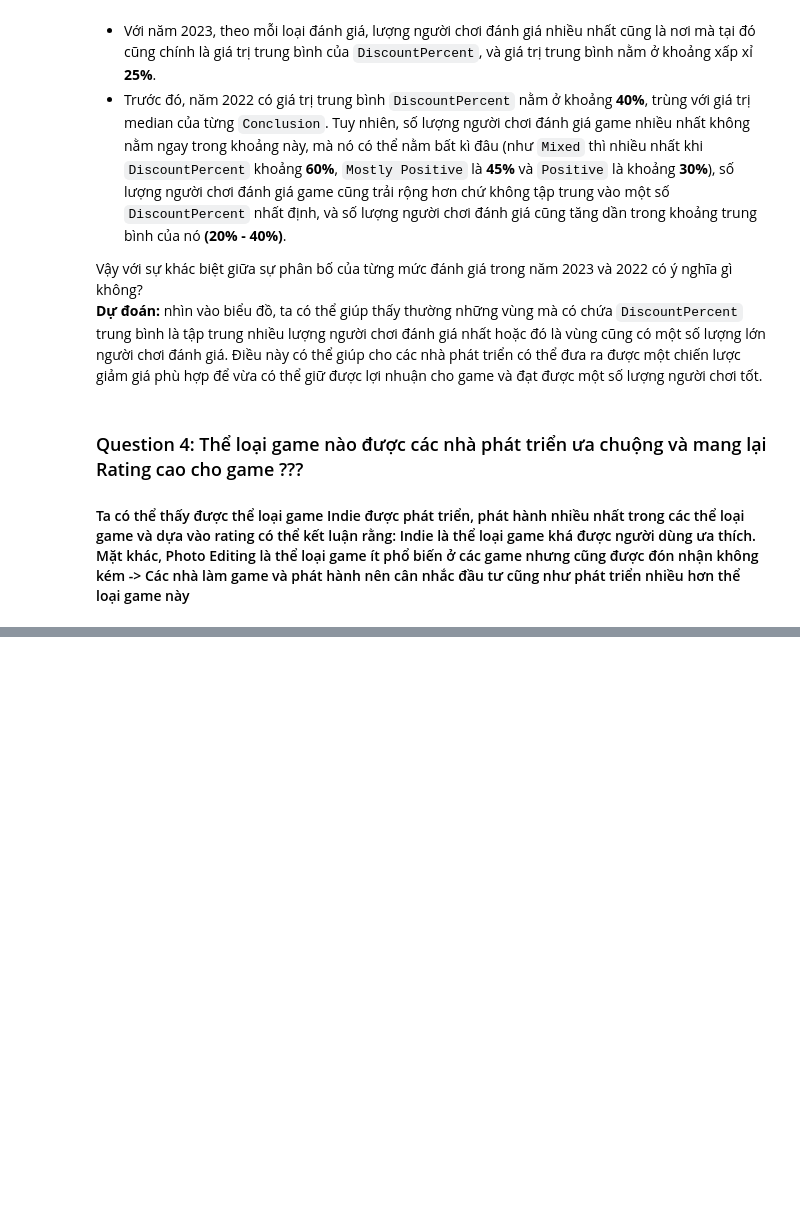
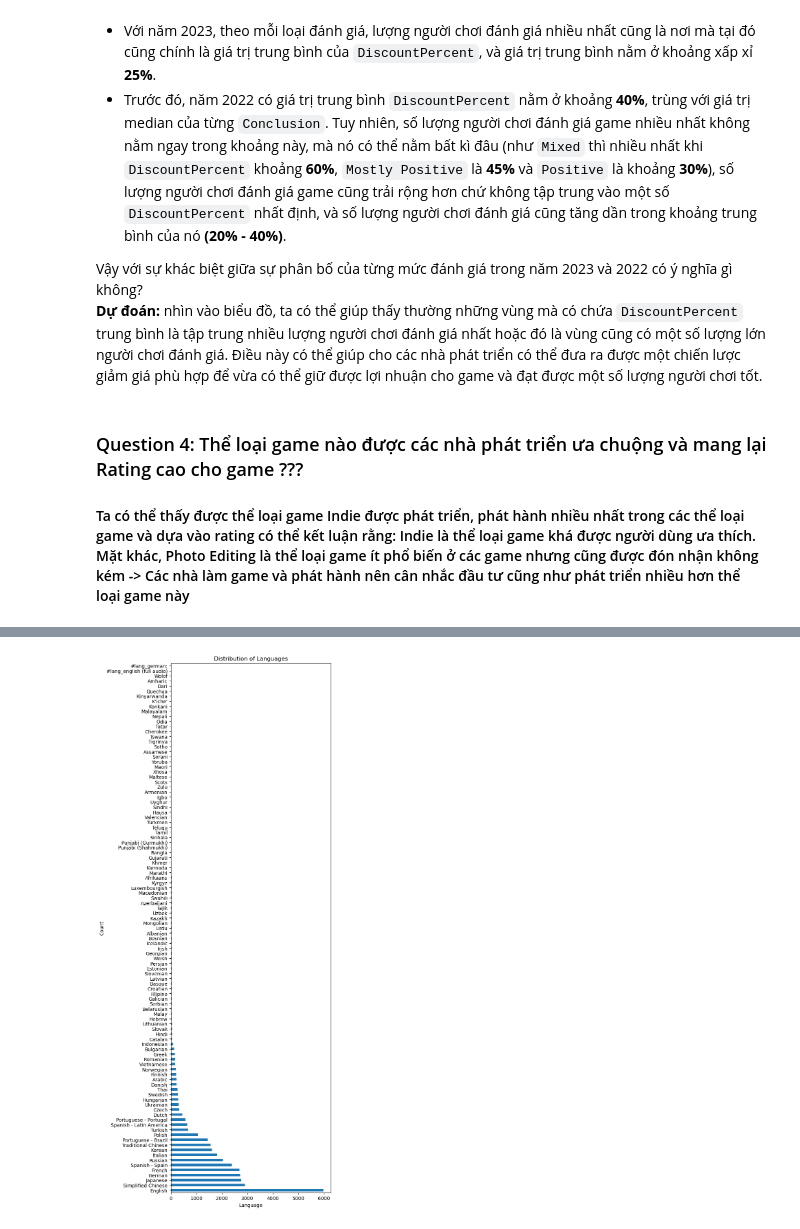
Before and after one commit to cheesepp/steam_game_ratings, a Jupyter notebook: notebooks/eda_questions.ipynb, the cells around one changed output, grey strips where cells are left out. Cells and saved outputs as stored; diff of their text form; code cells hidden in the pictures; blank space fills up the shorter version.

```diff
--- a/notebooks/eda_questions.ipynb
+++ b/notebooks/eda_questions.ipynb
@@ -426,0 +333,9 @@ plt.show()
+# %%
+# Copy df
+df_copy = cleaned_df.copy()
+
+# Split the 'Genre' column into separate genres
+df_copy['Languages'] = df_copy['Languages'].str.split(', ')
+
+# Explode the dataframe on the 'Genre' column so each genre has its own row
+data_exploded = df_copy.explode('Languages')
@@ -426,0 +358,10 @@ plt.show()
+# %%
+# Plot the distribution of languages
+plt.figure(figsize=(6, 20))
+data_exploded['Languages'].value_counts().plot(kind='barh')
+plt.title('Distribution of Languages')
+plt.xlabel('Language')
+plt.ylabel('Count')
+plt.show()
+# %% [output]
+[figure, added]
```
Also changed, not shown: parts of 33 cells of this notebook, 2 other files.
